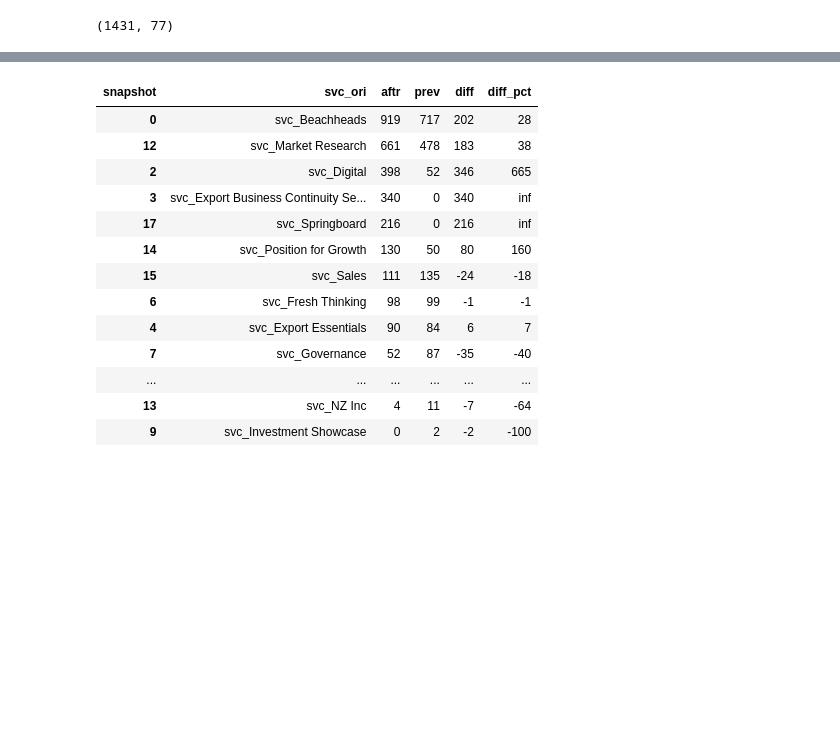
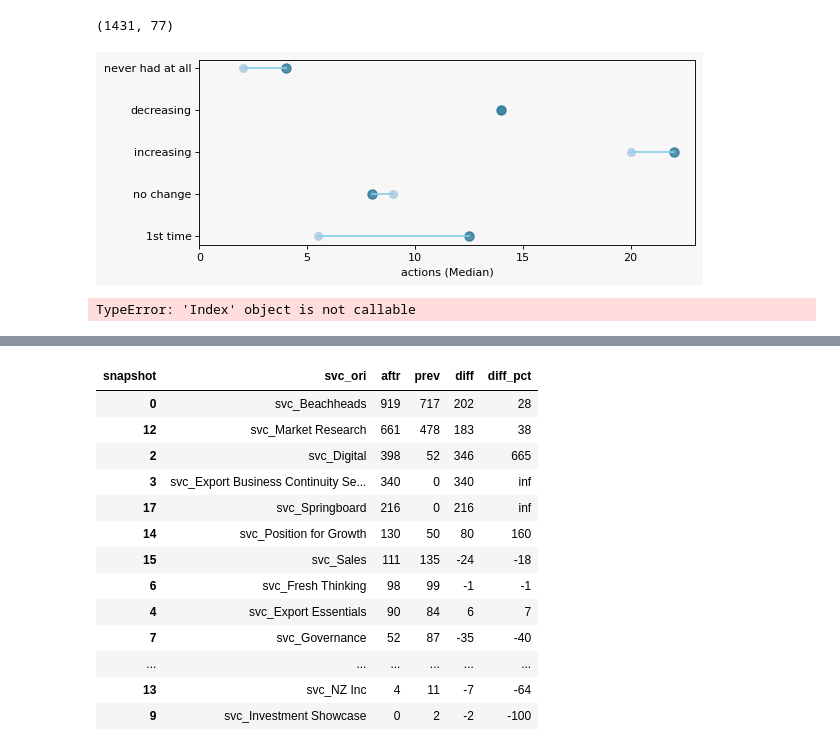
Before and after one commit to wanthanaj/NZTE_customer_intensity, a Jupyter notebook: 20-09-25 customerIntensity/cust_intensification_overtime.ipynb, the cells around one changed output, grey strips where cells are left out. Drawn from its saved outputs; the diff is of its cells as text; code cells hidden in the pictures; blank space fills up the shorter version.

Commit message:
1. add IGF query 2. remove Lead and Intro outcomes types

```diff
--- a/20-09-25 customerIntensity/cust_intensification_overtime.ipynb
+++ b/20-09-25 customerIntensity/cust_intensification_overtime.ipynb
@@ -697,37 +735,43 @@ df = (df_raw[['actions_chng', 'scv_actions_chng','cluster_egm_chng_'
 )
 
 cust_count = df["Organisation Key_"].agg(cust_count="count").reset_index().sort_values("cust_count")
-measures = df.apply(lambda x: x.mean()).reset_index()
+measures = df.apply(lambda x: x.median()).reset_index()
 
 df = pd.merge(cust_count, measures, how = "left", on = "cohort_by_outcome").reset_index()
 #declare variable for the measure used in the visual
-vis_measure_from = 'service_actions_all_prev'
-vis_measure_to = 'service_actions_all_aftr'
+vis_measure_from = 'actions_all_prev'
+vis_measure_to = 'actions_all_aftr'
 
 # Func to draw line segment
 def newline(p1, p2, color='black'):
     ax = plt.gca()
     l = mlines.Line2D([p1[0],p2[0]], [p1[1],p2[1]], color='skyblue')
     ax.add_line(l)
     return l
 
 # Figure and Axes
 fig, ax = plt.subplots(1,1,figsize=(8,3), facecolor='#f7f7f7', dpi= 80)
 
 # Points
 ax.scatter(y=df['index'], x=df[vis_measure_from], s=50, color='#a3c4dc', alpha=0.7)
 ax.scatter(y=df['index'], x=df[vis_measure_to], s=70, color='#0e668b', alpha=0.7)
 
 # Line Segments
 for i, p1, p2 in zip(df['index'], df[vis_measure_from], df[vis_measure_to]):
     newline([p1, i], [p2, i])
 
 # Decoration
 ax.set_facecolor('#f7f7f7')
 #ax.set_title("Total actions Mar - Oct", fontdict={'size':18})
-ax.set(xlim=(0,5), xlabel='service actions (Mean)')
+ax.set(xlim=(0,23), xlabel='actions (Median)')
 ax.set_yticks(df.index)
 ax.set_yticklabels(df["cohort_by_outcome"], fontdict={'horizontalalignment': 'right'})
 plt.show()
+# %% [output]
+[figure, added]
+# %%
+df_raw.columns()
+# %% [output]
+TypeError: 'Index' object is not callable
 # %%
 #heatmap showing service used
```
Also changed, not shown: parts of 5 cells of this notebook.
